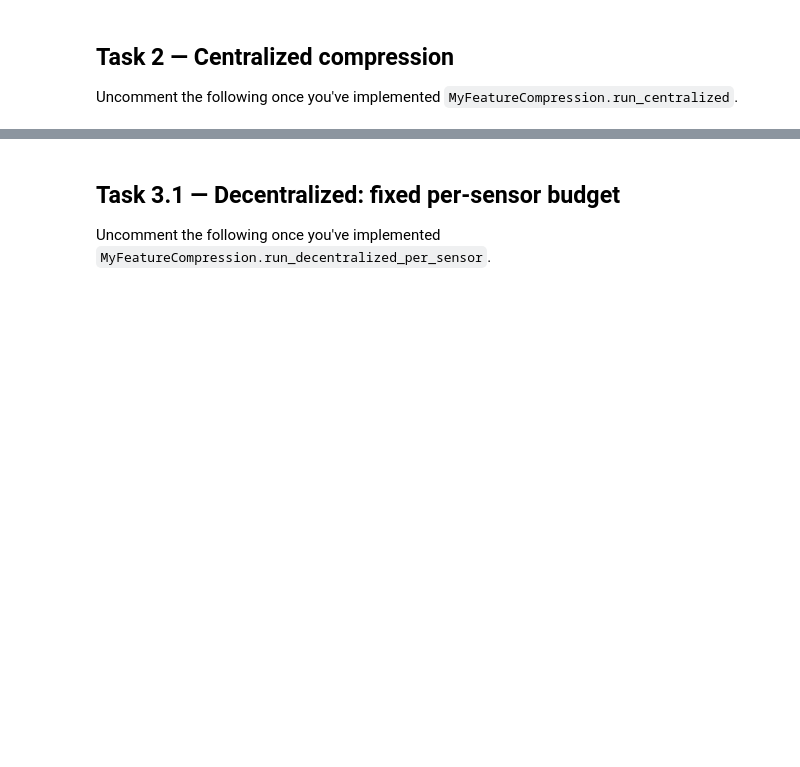
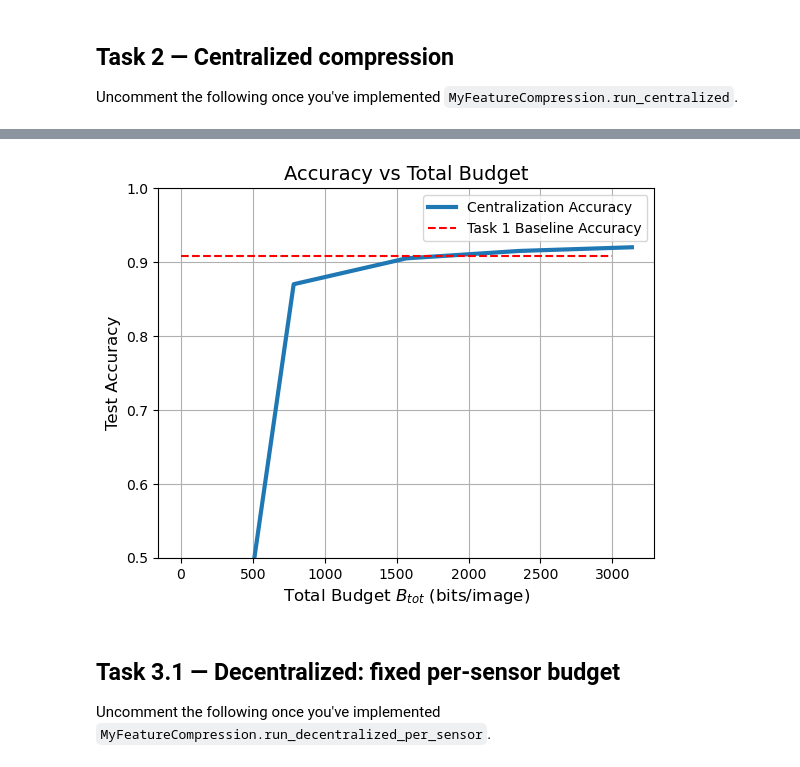
Before and after one commit to edenzafran/ece-236a-project, a Jupyter notebook: ECE236A_2025_boilerplate.ipynb, the cells around one changed output, grey strips where cells are left out. Cells and saved outputs as stored; diff of their text form; code cells hidden in the pictures; blank space fills up the shorter version.

Commit message:
fix task 3.1, implement task 3.2

```diff
--- a/ECE236A_2025_boilerplate.ipynb
+++ b/ECE236A_2025_boilerplate.ipynb
@@ -126,3 +122,18 @@ plot_result_total(result2=res_central, result3_2=None)
+# %%
+# above plot w/overlaid Task 1 Baseline Accuracy
+result2=res_central
+plt.plot(result2['B_tot'], result2['test_accuracy'], label='Centralization Accuracy', markersize=12, linewidth=3)
+x = np.linspace(0,3000)
+plt.plot(x, np.ones(50)*mnist_test_acc, 'r--', label = "Task 1 Baseline Accuracy")
+plt.legend()
+plt.ylim(0.5, 1)
+plt.xlabel("Total Budget $B_{tot}$ (bits/image)", fontsize=12)
+plt.ylabel("Test Accuracy", fontsize=12)
+plt.title("Accuracy vs Total Budget", fontsize=14)
+plt.grid(True)
+plt.show()
+# %% [output]
+[figure, added]
 # %% [markdown]
 ## Task 3.1 — Decentralized: fixed per-sensor budget
 Uncomment the following once you've implemented `MyFeatureCompression.run_decentralized_per_sensor`.
```
Also changed, not shown: parts of 5 cells of this notebook, 2 other files.
